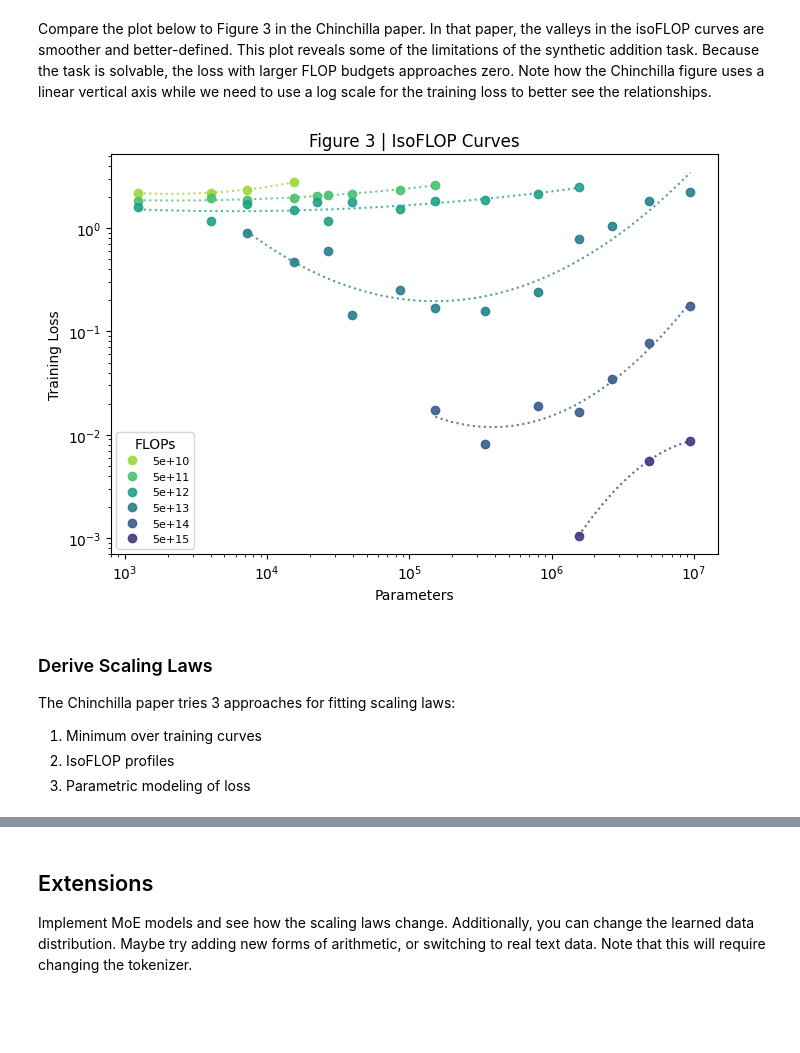
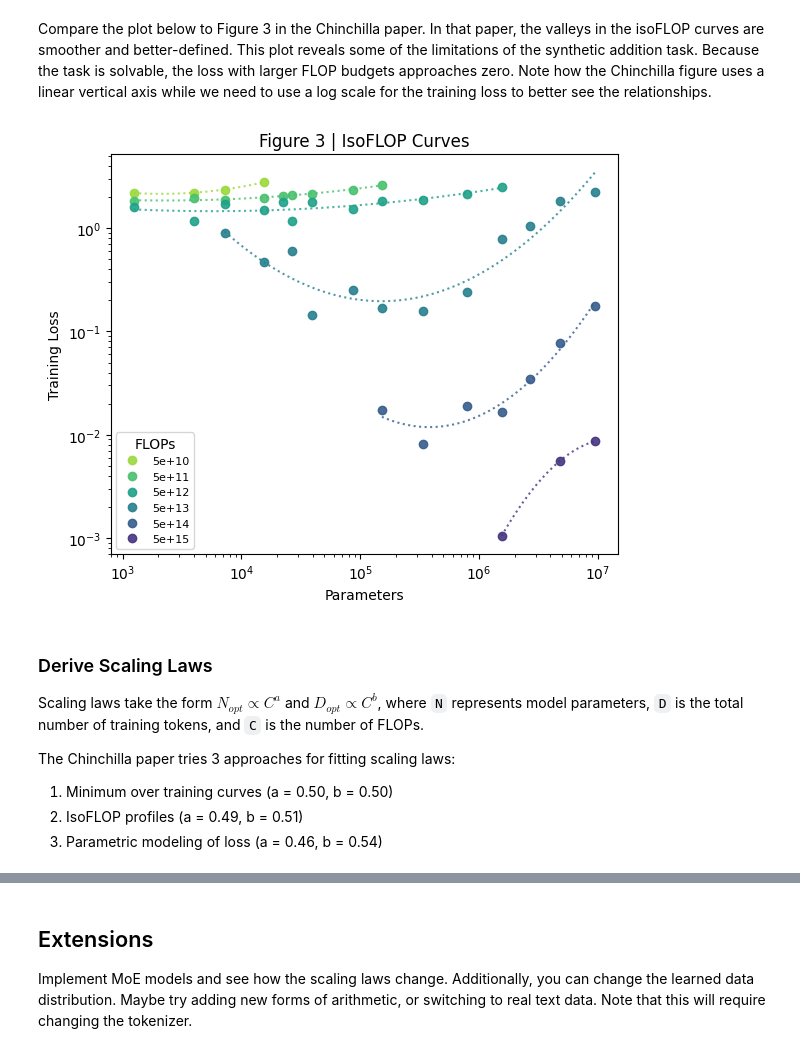
Before and after one commit to ncarolan/chinchilla, a Jupyter notebook: chinchilla.ipynb, the cells around one changed output, grey strips where cells are left out. Drawn from its saved outputs; the diff is of its cells as text; code cells hidden in the pictures; blank space fills up the shorter version.

Commit message:
Add scaling law derivation with all 3 methods.

```diff
--- a/chinchilla.ipynb
+++ b/chinchilla.ipynb
@@ -585,17 +496,20 @@ def plot_isoflop(runs, budgets=None, log_loss=False, show_optimal=False):
 # %% [markdown]
 Compare the plot below to Figure 3 in the Chinchilla paper. In that paper, the valleys in the isoFLOP curves are smoother and better-defined. This plot reveals some of the limitations of the synthetic addition task. Because the task is solvable, the loss with larger FLOP budgets approaches zero. Note how the Chinchilla figure uses a linear vertical axis while we need to use a log scale for the training loss to better see the relationships.
 # %%
-_ = plot_isoflop(runs, log_loss=True, budgets=[5e9, 5e10, 5e11, 5e12, 5e13, 5e14, 5e15, 5e16])
+budgets=[5e9, 5e10, 5e11, 5e12, 5e13, 5e14, 5e15, 5e16]
+_ = plot_isoflop(runs, log_loss=True, budgets=budgets, show_optimal=False)
 # %% [output]
-[figure, old version]
+[figure, new version]
 # %% [markdown]
 ### Derive Scaling Laws
 
+Scaling laws take the form $ N_{𝑜𝑝𝑡} ∝𝐶^{a}$ and  $ 𝐷_{𝑜𝑝𝑡} ∝𝐶^{b} $, where `N` represents model parameters, `D` is the total number of training tokens, and `C` is the number of FLOPs.
+
 The Chinchilla paper tries 3 approaches for fitting scaling laws:
 
-1. Minimum over training curves
-2. IsoFLOP profiles
-3. Parametric modeling of loss
+1. Minimum over training curves (a = 0.50, b = 0.50)
+2. IsoFLOP profiles (a = 0.49, b = 0.51)
+3. Parametric modeling of loss (a = 0.46, b = 0.54)
 # %%
 """
 Derive Chinchilla-style scaling laws from runs.
```
Also changed, not shown: parts of 9 cells of this notebook.
